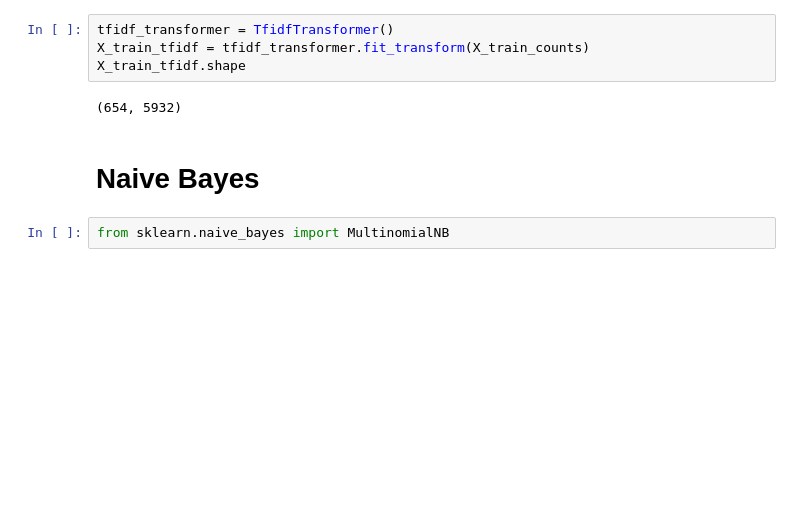
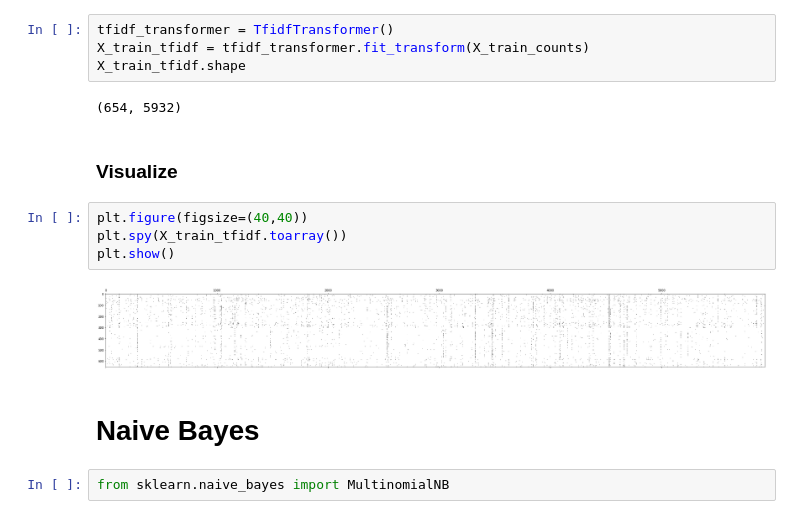
Before and after one commit to gabrieldelaparra/pat-tarea3, a Jupyter notebook: tarea3.ipynb, the cells around one changed output. Saved outputs shown, nothing was run; the diff lists cells and outputs as text; blank space fills up the shorter version.

```diff
--- a/tarea3.ipynb
+++ b/tarea3.ipynb
@@ -722,6 +792,14 @@ X_train_tfidf = tfidf_transformer.fit_transform(X_train_counts)
 X_train_tfidf.shape
 # %% [output]
 (654, 5932)
+# %% [markdown]
+### Visualize
+# %%
+plt.figure(figsize=(40,40))
+plt.spy(X_train_tfidf.toarray())
+plt.show()
+# %% [output]
+[figure, added]
 # %% [markdown]
 # Naive Bayes
 # %%
```
Also changed, not shown: parts of 11 cells of this notebook.
